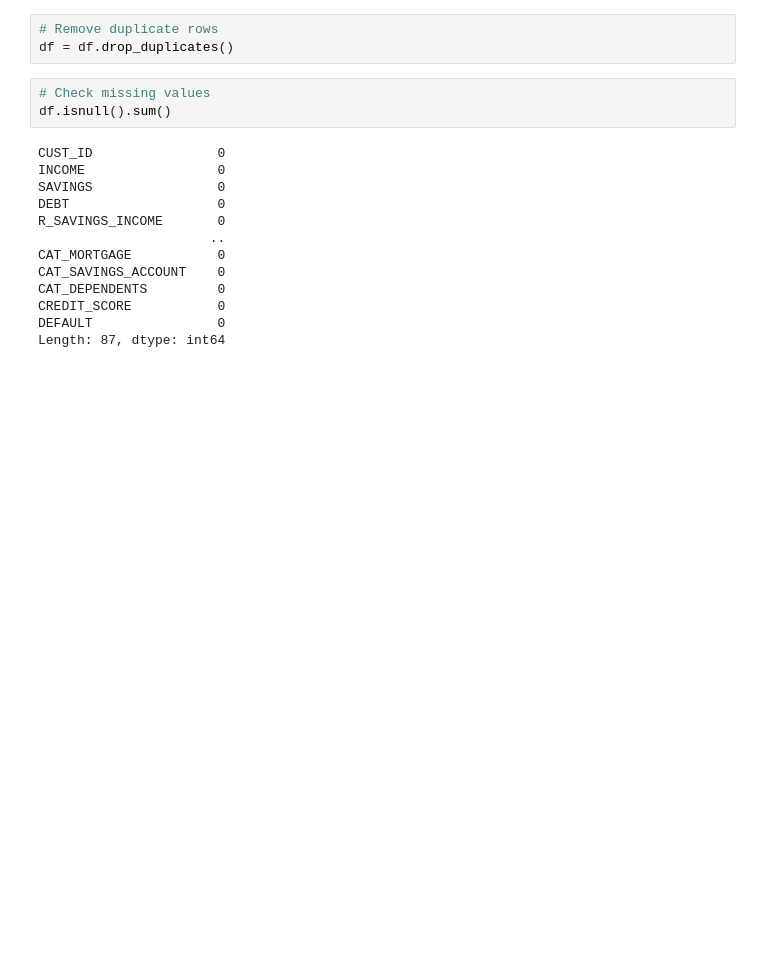
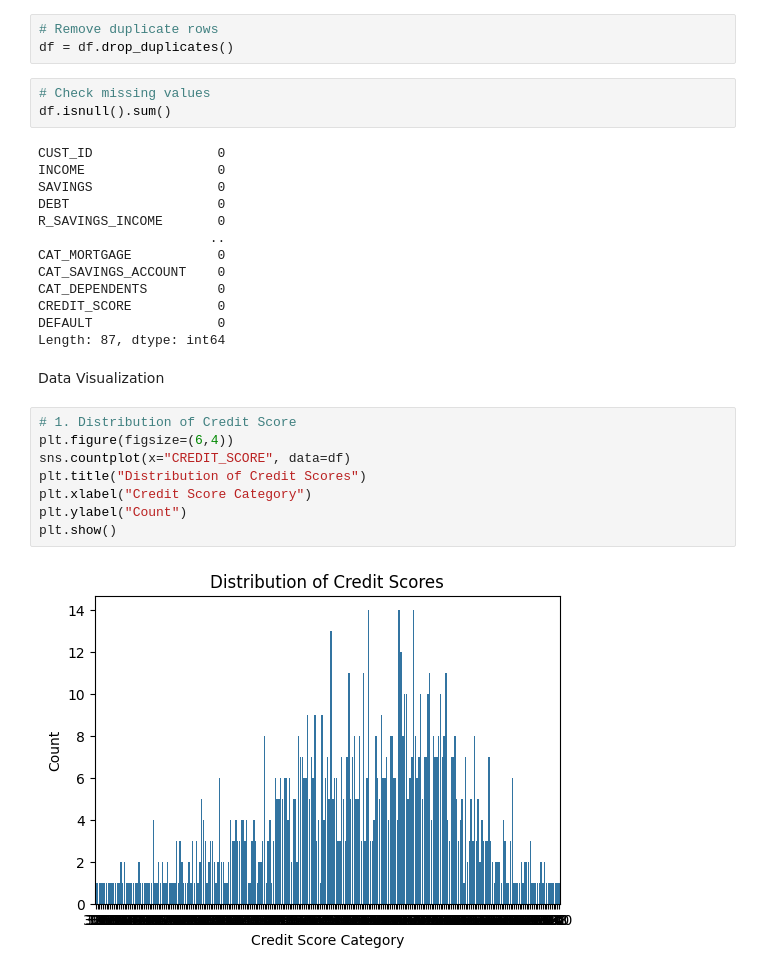
Before and after one commit to Khathithi/An-End-to-End-Machine-Learning-Framework-for-Credit-Score-Classification, a Jupyter notebook: Credit score classification.ipynb, the cells around one changed output. Drawn from its saved outputs; the diff is of its cells as text; blank space fills up the shorter version.

Commit message:
Data Visualization

```diff
--- a/Credit score classification.ipynb
+++ b/Credit score classification.ipynb
@@ -105,3 +105,15 @@ CAT_DEPENDENTS         0
 CREDIT_SCORE           0
 DEFAULT                0
 Length: 87, dtype: int64
+# %% [markdown]
+Data Visualization
+# %%
+# 1. Distribution of Credit Score
+plt.figure(figsize=(6,4))
+sns.countplot(x="CREDIT_SCORE", data=df)
+plt.title("Distribution of Credit Scores")
+plt.xlabel("Credit Score Category")
+plt.ylabel("Count")
+plt.show()
+# %% [output]
+[figure, added]
```
Also changed, not shown: parts of 4 cells of this notebook.
